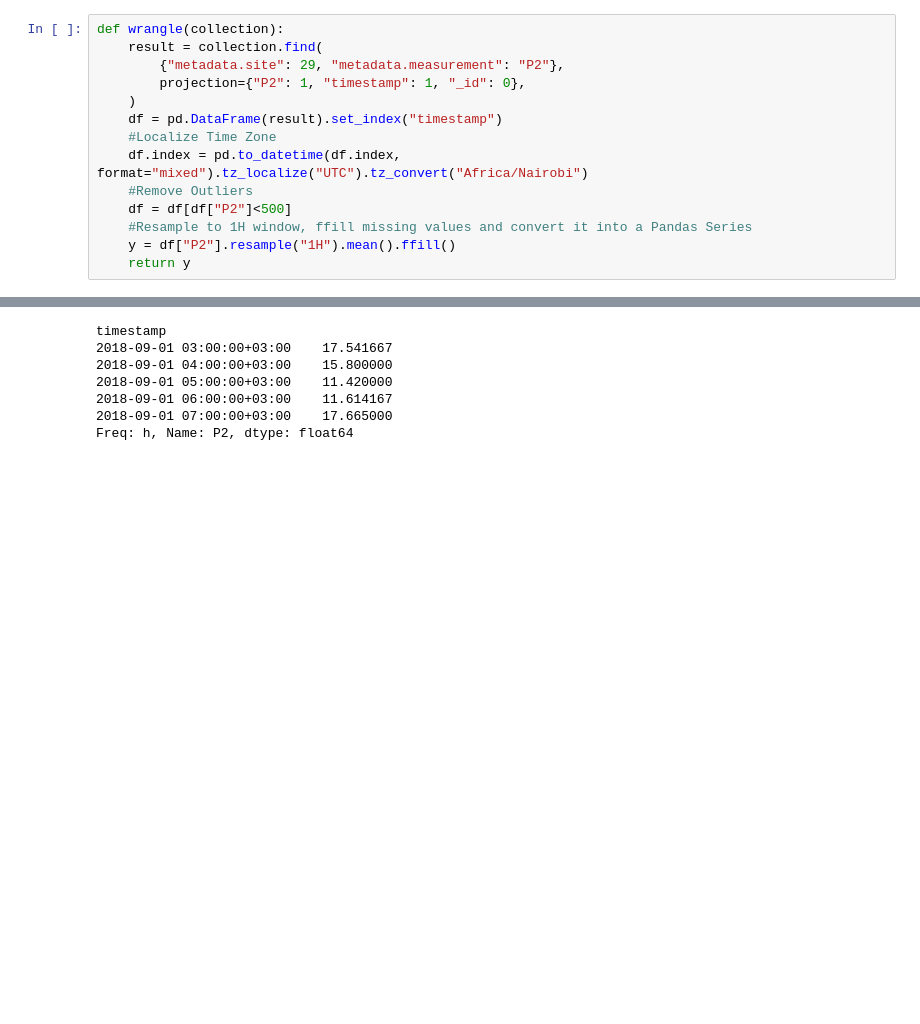
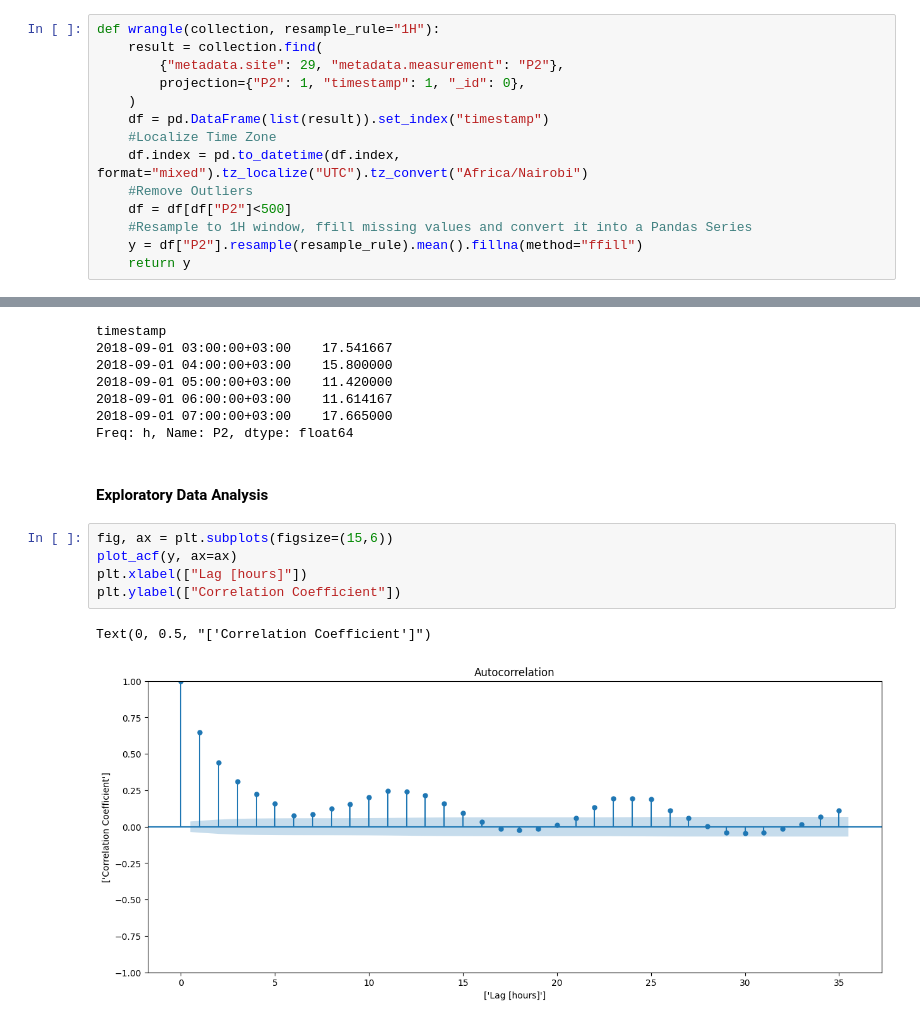
Before and after one commit to tech-ml-quant-luv/Applied_data_science_lab_worldquant, a Jupyter notebook: Project 3 - Air Quality in Nairobi (time-series)/034-ARMA_model.ipynb, the cells around one changed output, grey strips where cells are left out. Drawn from its saved outputs; the diff is of its cells as text; blank space fills up the shorter version.

```diff
--- a/Project 3 - Air Quality in Nairobi (time-series)/034-ARMA_model.ipynb
+++ b/Project 3 - Air Quality in Nairobi (time-series)/034-ARMA_model.ipynb
@@ -18,18 +20,18 @@ client = MongoClient("mongodb+srv://luvratantechengineer_db_user:dk0saU4SS2fuJ1q
 db = client["air-quality"]
 nairobi = db["nairobi"]
 # %%
-def wrangle(collection):
+def wrangle(collection, resample_rule="1H"):
     result = collection.find(
         {"metadata.site": 29, "metadata.measurement": "P2"},
         projection={"P2": 1, "timestamp": 1, "_id": 0},
     )
-    df = pd.DataFrame(result).set_index("timestamp")
+    df = pd.DataFrame(list(result)).set_index("timestamp")
     #Localize Time Zone
     df.index = pd.to_datetime(df.index, format="mixed").tz_localize("UTC").tz_convert("Africa/Nairobi")
     #Remove Outliers
     df = df[df["P2"]<500]
     #Resample to 1H window, ffill missing values and convert it into a Pandas Series
-    y = df["P2"].resample("1H").mean().ffill()
+    y = df["P2"].resample(resample_rule).mean().fillna(method="ffill")
     return y
 # %%
 y = wrangle(nairobi)
@@ -42,3 +44,13 @@ timestamp
 2018-09-01 06:00:00+03:00    11.614167
 2018-09-01 07:00:00+03:00    17.665000
 Freq: h, Name: P2, dtype: float64
+# %% [markdown]
+#### Exploratory Data Analysis
+# %%
+fig, ax = plt.subplots(figsize=(15,6))
+plot_acf(y, ax=ax)
+plt.xlabel(["Lag [hours]"])
+plt.ylabel(["Correlation Coefficient"])
+# %% [output]
+Text(0, 0.5, "['Correlation Coefficient']")
+[figure, added]
```
Also changed, not shown: parts of 20 cells of this notebook.
